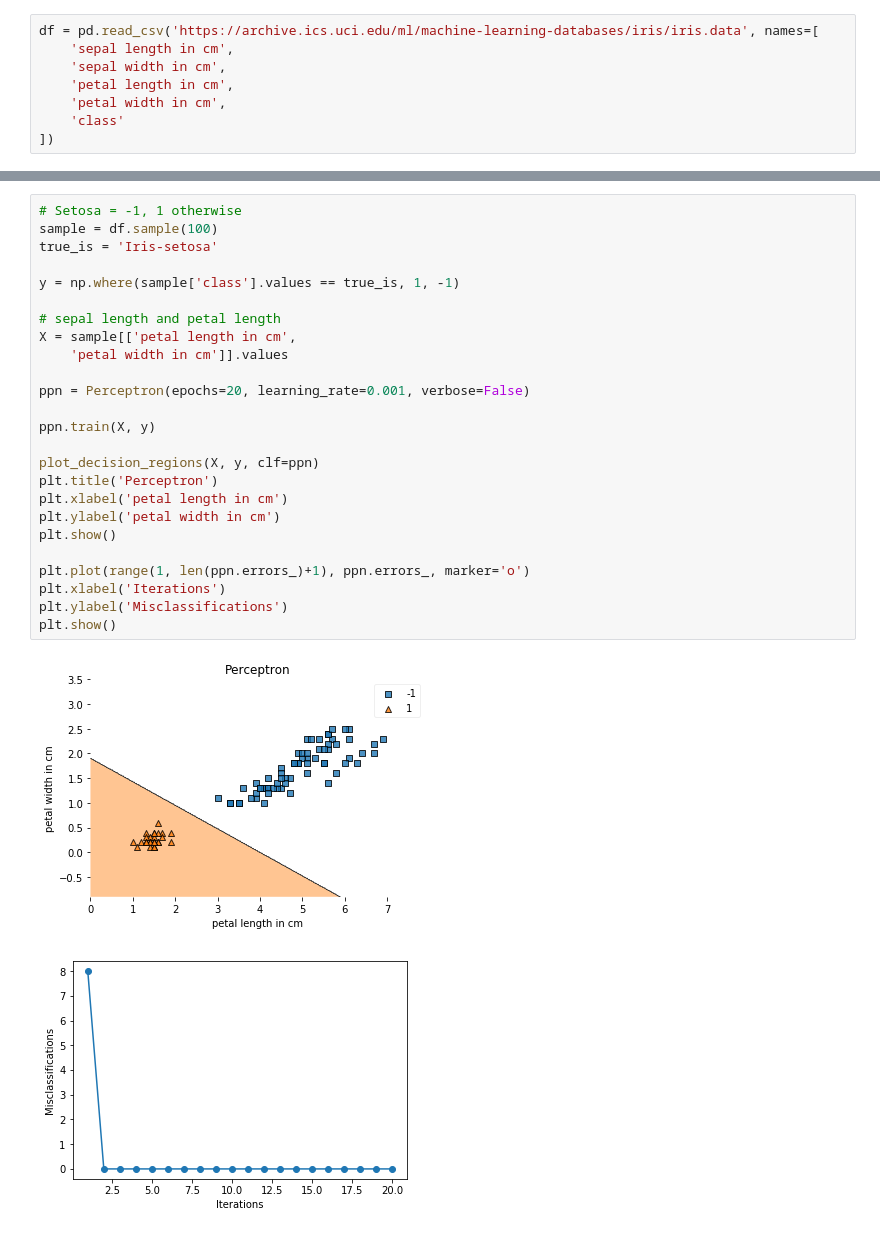
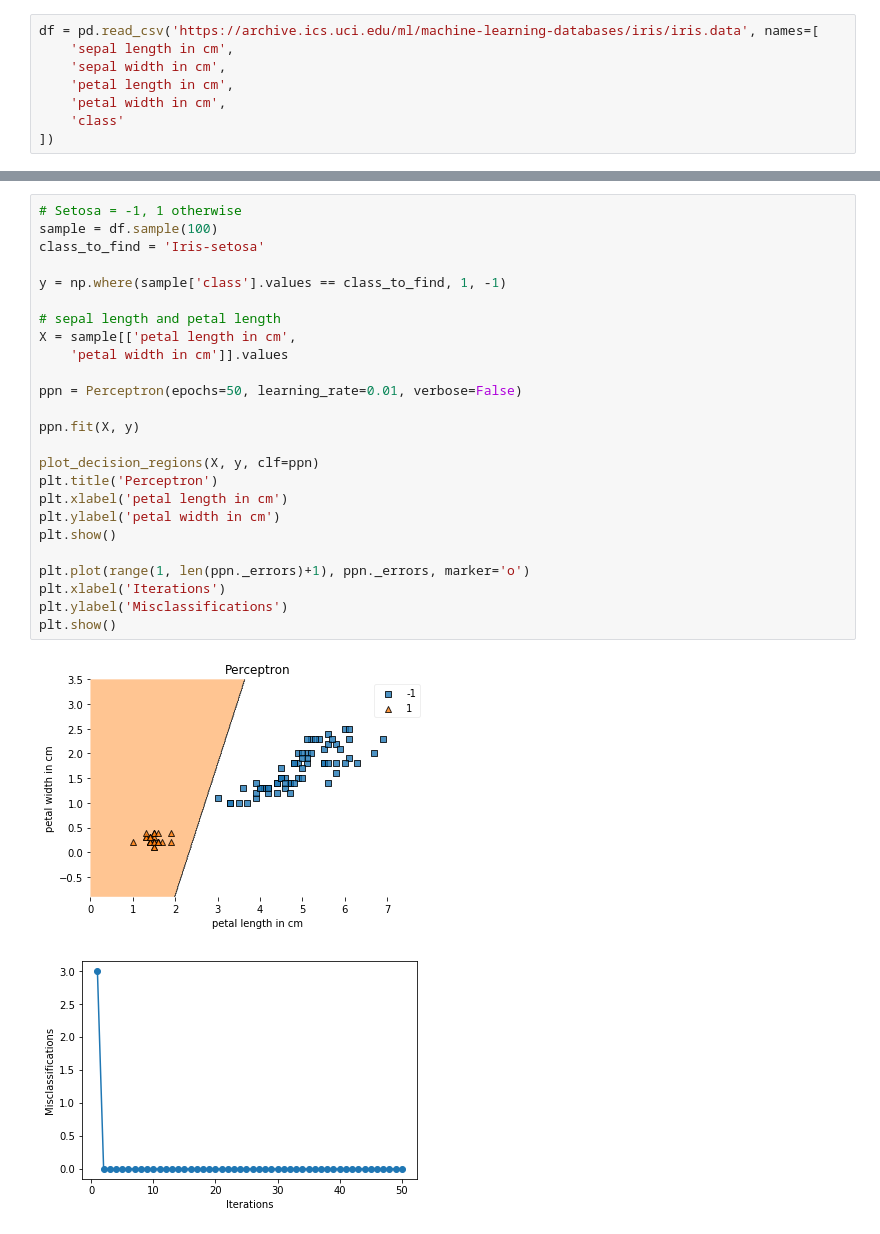
Before and after one commit to waldirbertazzijr/data-science, a Jupyter notebook: neural-networks/Single Layer Perceptron.ipynb, the cells around one changed output, grey strips where cells are left out. Saved outputs shown, nothing was run; the diff lists cells and outputs as text.

Commit message:
fixes the perceptron for my post and adds some tensorflow studies

```diff
--- a/neural-networks/Single Layer Perceptron.ipynb
+++ b/neural-networks/Single Layer Perceptron.ipynb
@@ -130,31 +177,31 @@ class Perceptron(object):
 # %%
 # Setosa = -1, 1 otherwise
 sample = df.sample(100)
-true_is = 'Iris-setosa'
+class_to_find = 'Iris-setosa'
 
-y = np.where(sample['class'].values == true_is, 1, -1)
+y = np.where(sample['class'].values == class_to_find, 1, -1)
 
 # sepal length and petal length
 X = sample[['petal length in cm',
     'petal width in cm']].values
 
-ppn = Perceptron(epochs=20, learning_rate=0.001, verbose=False)
+ppn = Perceptron(epochs=50, learning_rate=0.01, verbose=False)
 
-ppn.train(X, y)
+ppn.fit(X, y)
 
 plot_decision_regions(X, y, clf=ppn)
 plt.title('Perceptron')
 plt.xlabel('petal length in cm')
 plt.ylabel('petal width in cm')
 plt.show()
 
-plt.plot(range(1, len(ppn.errors_)+1), ppn.errors_, marker='o')
+plt.plot(range(1, len(ppn._errors)+1), ppn._errors, marker='o')
 plt.xlabel('Iterations')
 plt.ylabel('Misclassifications')
 plt.show()
 # %% [output]
-[figure, old version]
+[figure, new version]
-[figure, old version]
+[figure, new version]
 # %%
 # Setosa = -1, 1 otherwise
 sample = df.sample(100)
```
Also changed, not shown: parts of 7 cells of this notebook, 1 other file.
